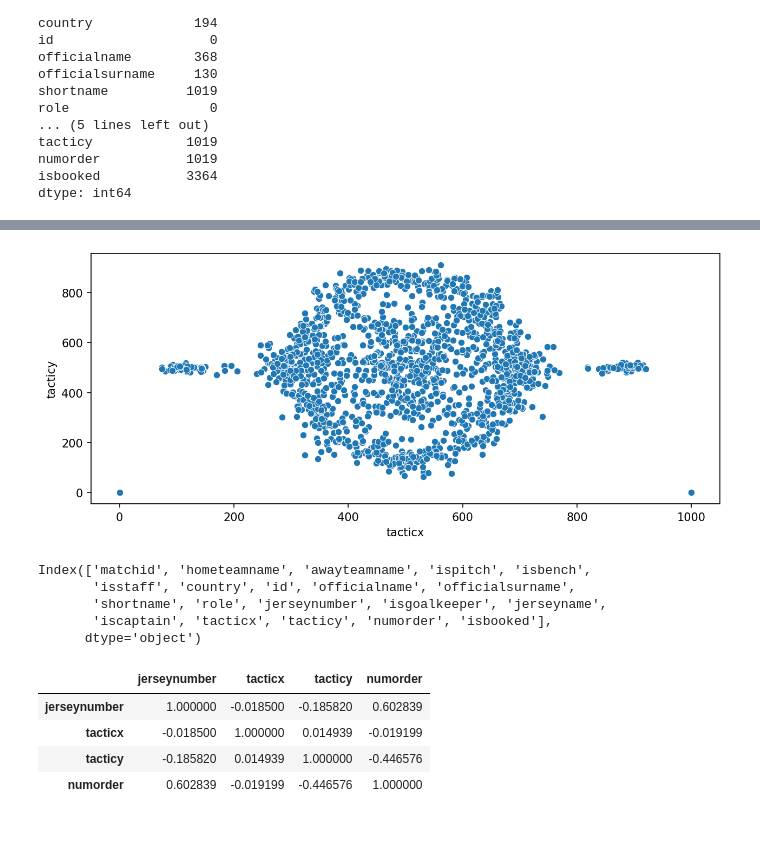
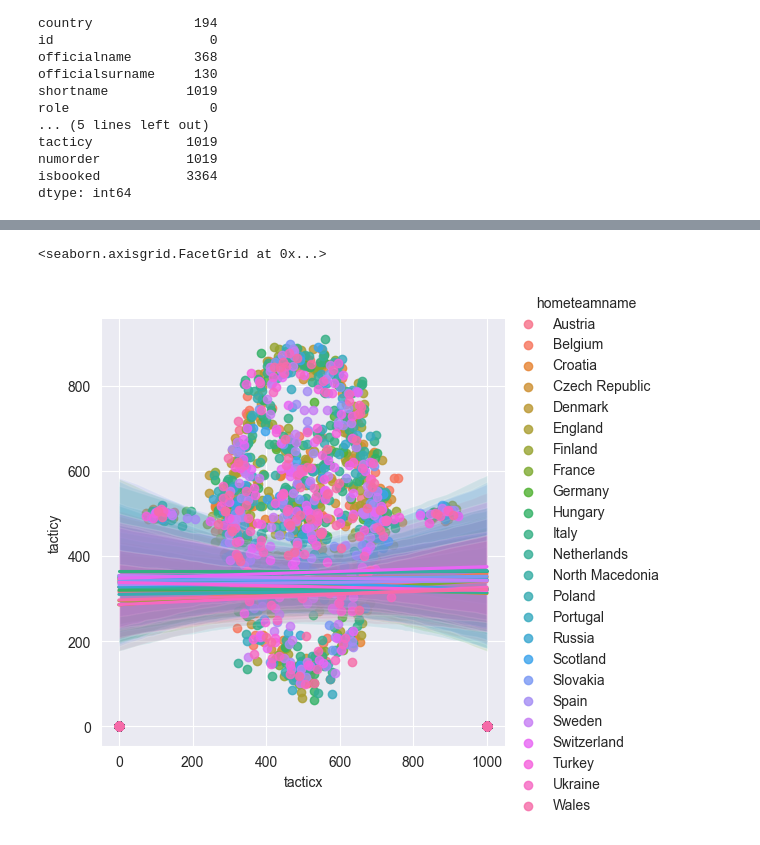
Before and after one commit to SFETNI/Omdena-UEFAEURO2024, a Jupyter notebook: task2-data-analysis/match_line_ups.ipynb, the cells around one changed output, grey strips where cells are left out. Saved outputs shown, nothing was run; the diff lists cells and outputs as text; code cells hidden in the pictures.

```diff
--- a/task2-data-analysis/match_line_ups.ipynb
+++ b/task2-data-analysis/match_line_ups.ipynb
@@ -101,0 +133,17 @@ data.describe()
+# %%
+# Set Seaborn style
+sns.set_style("darkgrid")
+
+# Identify numerical columns
+numerical_columns = data.select_dtypes(include=["int64", "float64"]).columns
+
+# Plot distribution of each numerical feature
+plt.figure(figsize=(14, len(numerical_columns) * 3))
+for idx, feature in enumerate(numerical_columns, 1):
+    plt.subplot(len(numerical_columns), 2, idx)
+    sns.histplot(data[feature], kde=True)
+    plt.title(f"{feature} | Skewness: {round(data[feature].skew(), 2)}")
+
+# Adjust layout and show plots
+plt.tight_layout()
+plt.show()
@@ -101,0 +180,12 @@ data.describe()
+# %%
+# Assuming 'data' is your DataFrame
+data['country'] = data['country'].astype(str)  # Convert 'quality' to categorical
+
+plt.figure(figsize=(10, 8))
+
+# Using Seaborn to create a violin plot
+sns.violinplot(x="tacticx", y="tacticy",data=data)
+plt.title('Violin Plot for Tacticx and Tacticy')
+plt.xlabel('Tacticx')
+plt.ylabel('Tacticy')
+plt.show()
@@ -102,13 +199,5 @@ data.describe()
 # %%
-plt.figure(figsize=(10,4),dpi=150)
-sns.scatterplot(data=data,x='tacticx',y='tacticy');
+sns.lmplot(data=data, x="tacticx", y="tacticy",hue='hometeamname')
 # %% [output]
+<seaborn.axisgrid.FacetGrid at 0x...>
-[figure, old version]
+[figure, new version]
-# %%
-data.columns
-# %% [output]
-Index(['matchid', 'hometeamname', 'awayteamname', 'ispitch', 'isbench',
-       'isstaff', 'country', 'id', 'officialname', 'officialsurname',
-       'shortname', 'role', 'jerseynumber', 'isgoalkeeper', 'jerseyname',
-       'iscaptain', 'tacticx', 'tacticy', 'numorder', 'isbooked'],
-      dtype='object')
@@ -119,9 +203,0 @@ data1 = data.drop(columns=col)
-# %%
-data2 = data1.corr()
-data2
-# %% [output]
-|  | jerseynumber | tacticx | tacticy | numorder |
-| jerseynumber | 1.000000 | -0.018500 | -0.185820 | 0.602839 |
-| tacticx | -0.018500 | 1.000000 | 0.014939 | -0.019199 |
-| tacticy | -0.185820 | 0.014939 | 1.000000 | -0.446576 |
-| numorder | 0.602839 | -0.019199 | -0.446576 | 1.000000 |
```
Also changed, not shown: parts of 29 cells of this notebook.
